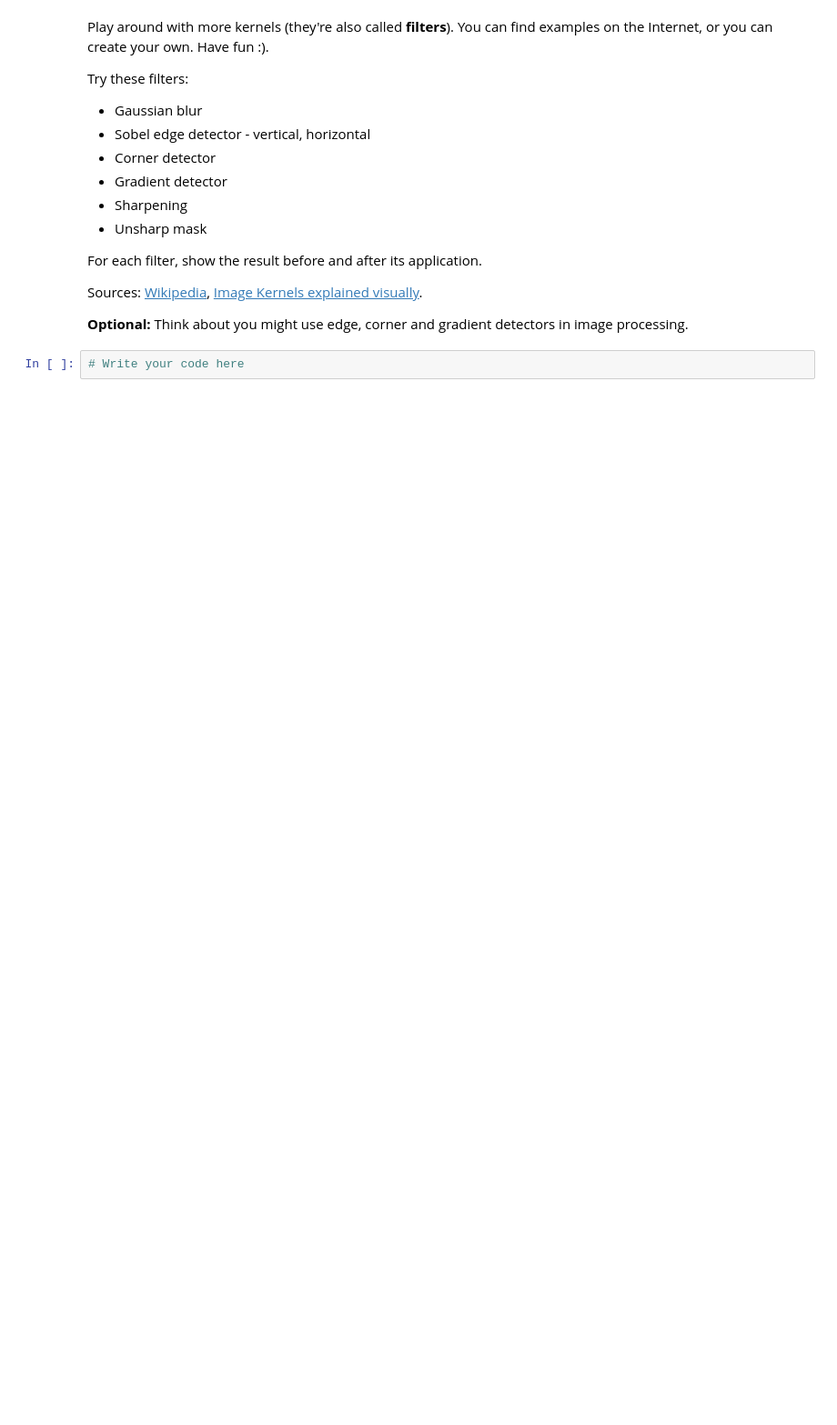
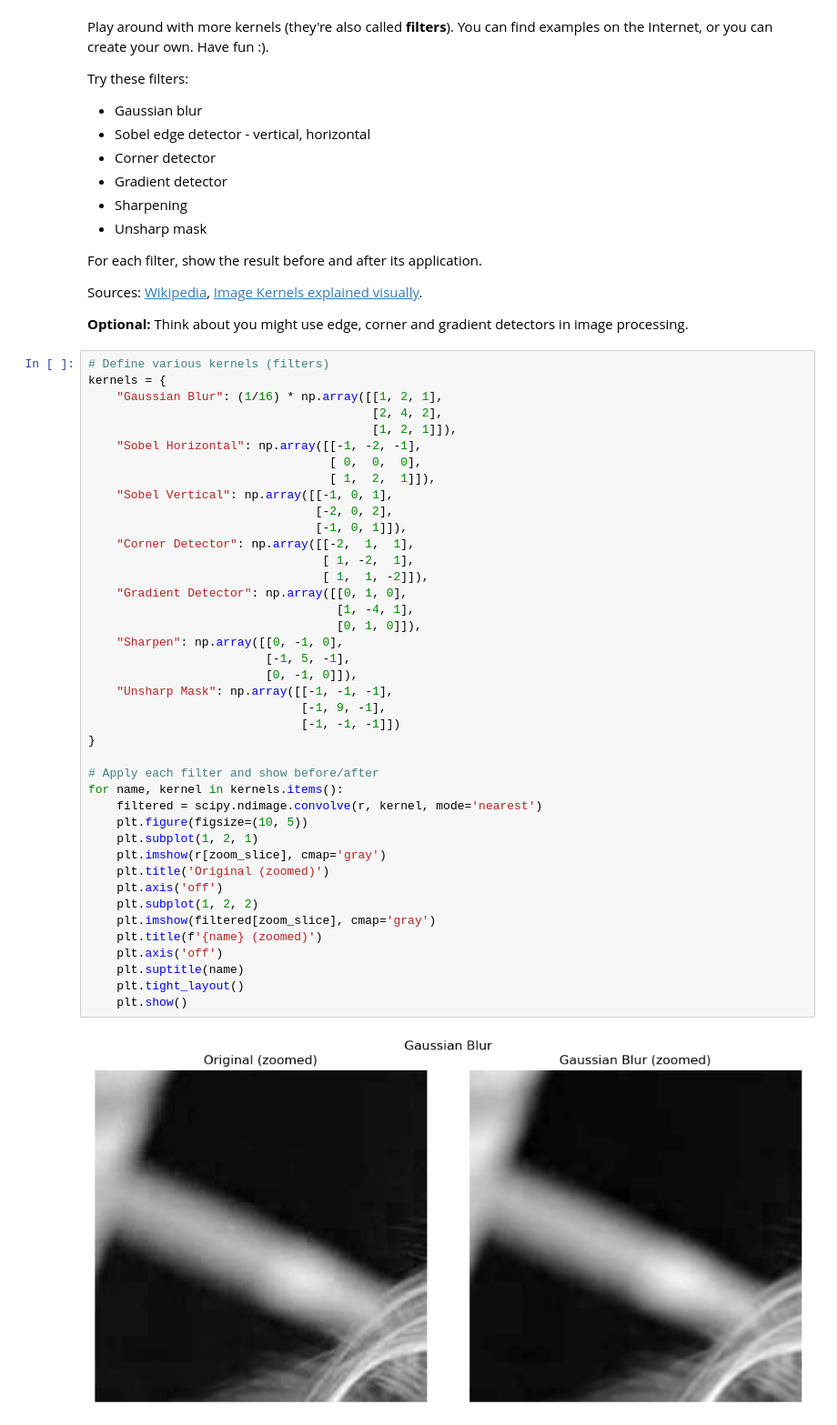
Before and after one commit to Araychev/UPSKILL-AI-and-Machine-Learning---2025, a Jupyter notebook: Math Concepts for Developers - март 2025/Exercise_Hypothesis-Testing/Hypothesis Testing Exercise.ipynb, the cells around one changed output. Shown at 91% size. Saved outputs shown, nothing was run; the diff lists cells and outputs as text; blank space fills up the shorter version.

```diff
--- a/Math Concepts for Developers - март 2025/Exercise_Hypothesis-Testing/Hypothesis Testing Exercise.ipynb
+++ b/Math Concepts for Developers - март 2025/Exercise_Hypothesis-Testing/Hypothesis Testing Exercise.ipynb
@@ -460,5 +487,46 @@ For each filter, show the result before and after its application.
 Sources: <a href="https://en.wikipedia.org/wiki/Kernel_(image_processing)">Wikipedia</a>, [Image Kernels explained visually](http://setosa.io/ev/image-kernels/).
 
 **Optional:** Think about you might use edge, corner and gradient detectors in image processing.
-# %%
-# Write your code here
+# %%
+# Define various kernels (filters)
+kernels = {
+    "Gaussian Blur": (1/16) * np.array([[1, 2, 1],
+                                        [2, 4, 2],
+                                        [1, 2, 1]]),
+    "Sobel Horizontal": np.array([[-1, -2, -1],
+                                  [ 0,  0,  0],
+                                  [ 1,  2,  1]]),
+    "Sobel Vertical": np.array([[-1, 0, 1],
+                                [-2, 0, 2],
+                                [-1, 0, 1]]),
+    "Corner Detector": np.array([[-2,  1,  1],
+                                 [ 1, -2,  1],
+                                 [ 1,  1, -2]]),
+    "Gradient Detector": np.array([[0, 1, 0],
+                                   [1, -4, 1],
+                                   [0, 1, 0]]),
+    "Sharpen": np.array([[0, -1, 0],
+                         [-1, 5, -1],
+                         [0, -1, 0]]),
+    "Unsharp Mask": np.array([[-1, -1, -1],
+                              [-1, 9, -1],
+                              [-1, -1, -1]])
+}
+
+# Apply each filter and show before/after
+for name, kernel in kernels.items():
+    filtered = scipy.ndimage.convolve(r, kernel, mode='nearest')
+    plt.figure(figsize=(10, 5))
+    plt.subplot(1, 2, 1)
+    plt.imshow(r[zoom_slice], cmap='gray')
+    plt.title('Original (zoomed)')
+    plt.axis('off')
+    plt.subplot(1, 2, 2)
+    plt.imshow(filtered[zoom_slice], cmap='gray')
+    plt.title(f'{name} (zoomed)')
+    plt.axis('off')
+    plt.suptitle(name)
+    plt.tight_layout()
+    plt.show()
+# %% [output]
+[figure, added]
```
Also changed, not shown: parts of 4 cells of this notebook.
